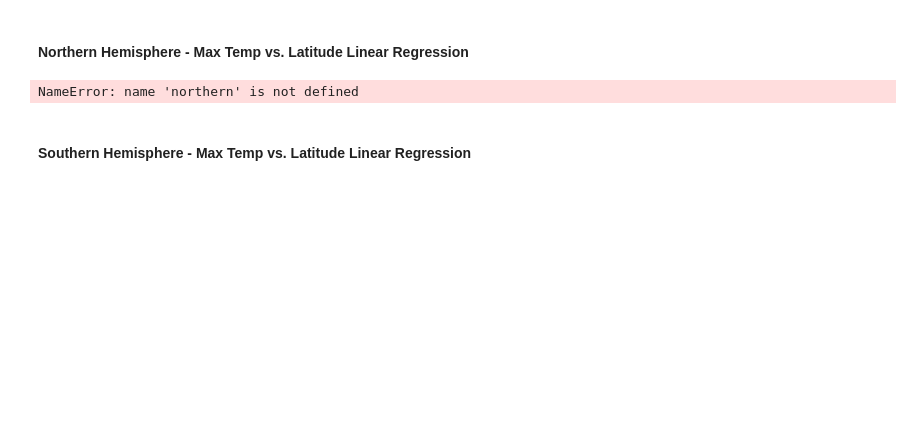
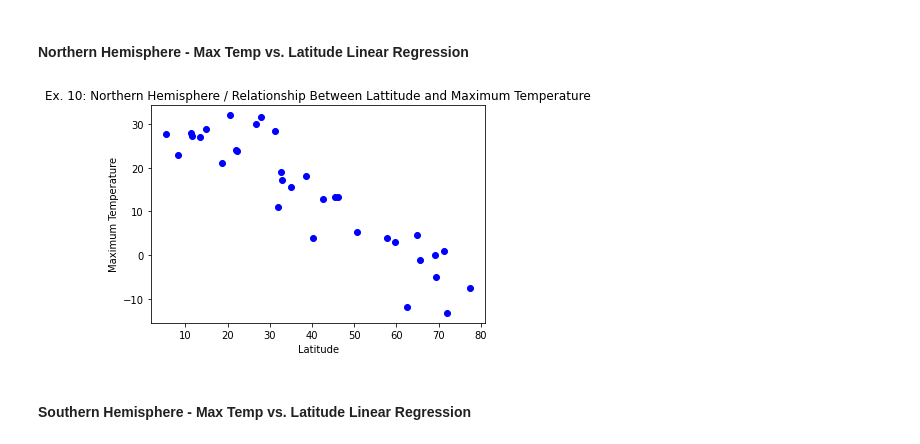
Before and after one commit to rodgerskent/pythonapi-challenge, a Jupyter notebook: WeatherPy/WeatherPy.ipynb, the cells around one changed output. Drawn from its saved outputs; the diff is of its cells as text; code cells hidden in the pictures; blank space fills up the shorter version.

```diff
--- a/WeatherPy/WeatherPy.ipynb
+++ b/WeatherPy/WeatherPy.ipynb
@@ -370,27 +391,28 @@ NameError: name 'dehumidified' is not defined
 # %%
 #Compare latitude to temperature
 
 x_axis = northern["Lat"]
 y_axis = northern["Temp Max"]
 
-plt.title("Ex. 11: Northern Hemisphere / Relationship Between Lattitude and Maximum Temperature")
+plt.title("Ex. 10: Northern Hemisphere / Relationship Between Lattitude and Maximum Temperature")
 plt.xlabel("Latitude")
 plt.ylabel("Maximum Temperature")
 
 plt.scatter(x_axis, y_axis, marker="o", color="blue")
 
-(slope, intercept, rvalue, pvalue, stderr) = linregress(x_axis, y_axis)
-regress_values = x_axis * slope + intercept
-line_eq = "y = " + str(round(slope,2)) + "x + " + str(round(intercept,2))
-plt.plot(x_axis,regress_values,"r-")
-plt.annotate(line_eq,(0,50),fontsize=15,color="red")
+# unable to perform regression because slope does not have a value ... 'float' object has not attribute 'shape'
+#(slope, intercept, rvalue, pvalue, stderr) = linregress(x_axis, y_axis)
+#regress_values = x_axis * slope + intercept
+#line_eq = "y = " + str(round(slope,2)) + "x + " + str(round(intercept,2))
+#plt.plot(x_axis,regress_values,"r-")
+#plt.annotate(line_eq,(0,50),fontsize=15,color="red")
 
-plt.savefig("output_data/11chart_lat2temp.png")
+plt.savefig("output_data/10chart_northlat2temp.png")
 plt.show()
-print(f"The correlation coefficient is {round(st.pearsonr(x_axis,y_axis)[0],2)}")
-print(f"The line equation is as follows:  {line_eq}")
+# print(f"The correlation coefficient is {round(st.pearsonr(x_axis,y_axis)[0],2)}")
+# print(f"The line equation is as follows:  {line_eq}")
 # %% [output]
-NameError: name 'northern' is not defined
+[figure, added]
 # %% [markdown]
 ####  Southern Hemisphere - Max Temp vs. Latitude Linear Regression
 # %%
```
Also changed, not shown: parts of 18 cells of this notebook.
